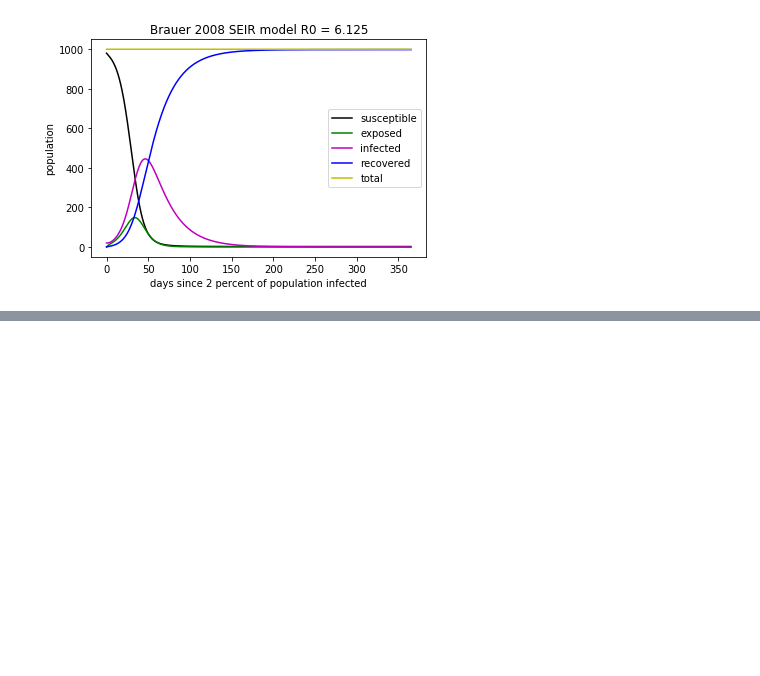
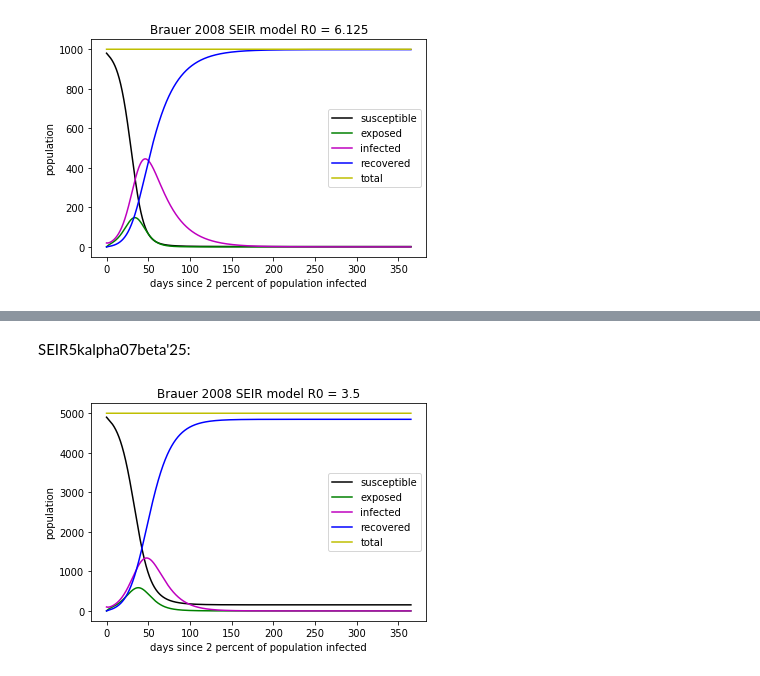
Before and after one commit to jsimpson2020/CODESIR, a Jupyter notebook: Brauer 2008 SEIR model.ipynb, the cells around one changed output, grey strips where cells are left out. Saved outputs shown, nothing was run; the diff lists cells and outputs as text; code cells hidden in the pictures; blank space fills up the shorter version.

```diff
--- a/Brauer 2008 SEIR model.ipynb
+++ b/Brauer 2008 SEIR model.ipynb
@@ -118,0 +133,6 @@ BrauerSEIR(1000, 0.07, 0.25)
+# %% [markdown]
+SEIR5kalpha07beta'25:
+# %%
+BrauerSEIR(5000, 0.07, 0.25, "SEIR5kalpha07beta'25.csv", "SEIR5kalpha07beta'25.png")
+# %% [output]
+[figure, added]
```
Also changed, not shown: parts of 41 cells of this notebook, 42 other files.
